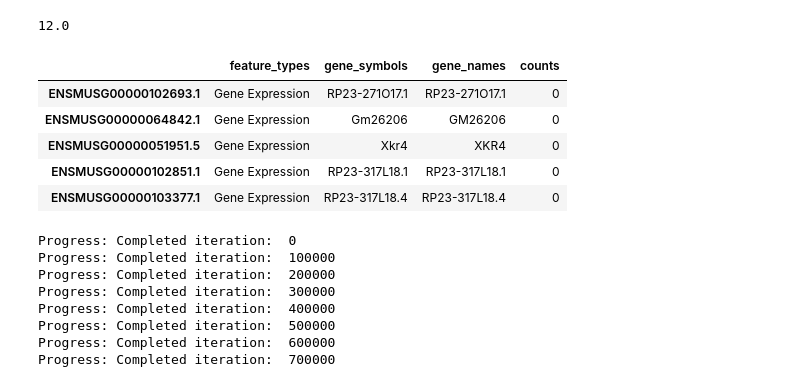
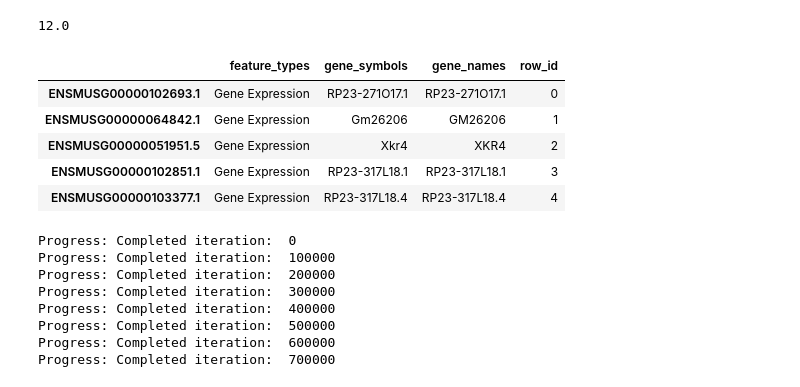
Before and after one commit to RenhaoL/HST508_Fall2022_final_project, a Jupyter notebook: codes/20221120_corr_matrix.ipynb, the cells around one changed output. Saved outputs shown, nothing was run; the diff lists cells and outputs as text; code cells hidden in the pictures.

```diff
--- a/codes/20221120_corr_matrix.ipynb
+++ b/codes/20221120_corr_matrix.ipynb
@@ -107,12 +98,12 @@ x[0,43336]
 # %%
 df = adata1.var
 df['gene_names'] = [g.upper() for g in df['gene_names']]
-df['counts'] = [0]*len(df) # will update later
+df['row_id'] = range(len(df)) # will update later
 df.head()
 # %% [output]
-|  | feature_types | gene_symbols | gene_names | counts |
+|  | feature_types | gene_symbols | gene_names | row_id |
 | ENSMUSG00000102693.1 | Gene Expression | RP23-271O17.1 | RP23-271O17.1 | 0 |
-| ENSMUSG00000064842.1 | Gene Expression | Gm26206 | GM26206 | 0 |
-| ENSMUSG00000051951.5 | Gene Expression | Xkr4 | XKR4 | 0 |
-| ENSMUSG00000102851.1 | Gene Expression | RP23-317L18.1 | RP23-317L18.1 | 0 |
-| ENSMUSG00000103377.1 | Gene Expression | RP23-317L18.4 | RP23-317L18.4 | 0 |
+| ENSMUSG00000064842.1 | Gene Expression | Gm26206 | GM26206 | 1 |
+| ENSMUSG00000051951.5 | Gene Expression | Xkr4 | XKR4 | 2 |
+| ENSMUSG00000102851.1 | Gene Expression | RP23-317L18.1 | RP23-317L18.1 | 3 |
+| ENSMUSG00000103377.1 | Gene Expression | RP23-317L18.4 | RP23-317L18.4 | 4 |
```
Also changed, not shown: parts of 23 cells of this notebook.
